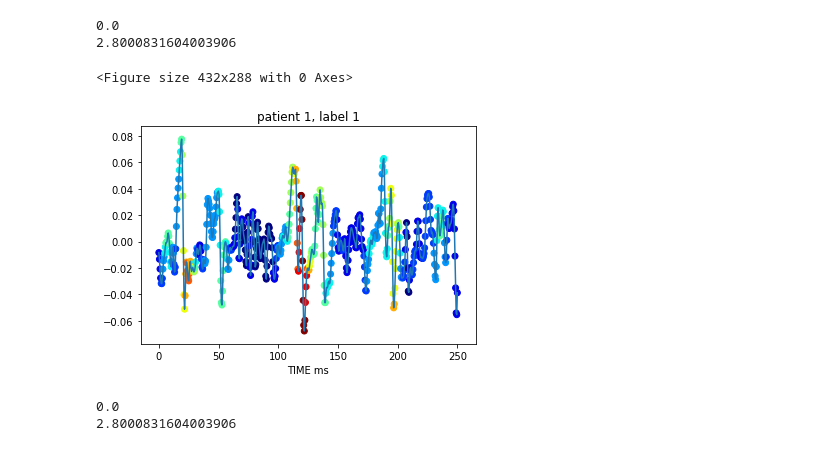
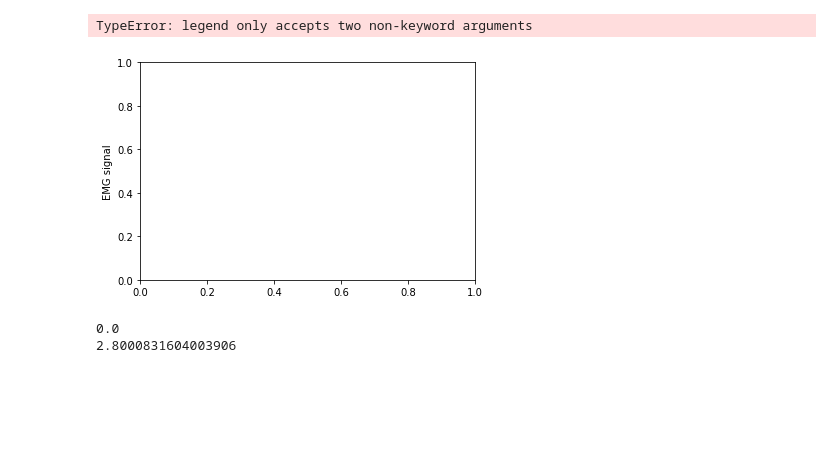
Before and after one commit to noemi-gozzi/Thesis-XAI, a Jupyter notebook: src/visualization/EMG gradcam.ipynb, the cells around one changed output. Saved outputs shown, nothing was run; the diff lists cells and outputs as text; code cells hidden in the pictures; blank space fills up the shorter version.

```diff
--- a/src/visualization/EMG gradcam.ipynb
+++ b/src/visualization/EMG gradcam.ipynb
@@ -29,0 +46,4 @@ saved_model = load_model(root_path + '/resources/new_models/Conv2D_6channels_pat
+# %%
+#model
+saved_model = load_model(root_path + '/resources/Conv1D/Conv1D_pat_{}.h5'.format(patient),
+                         custom_objects={'RReLU': RReLU})
@@ -42,5 +63,0 @@ for label in np.unique(labels_preds):
-# %%
-Xtest_list = []
-for label in range(8):
-    #Xtest_list.append(Xtestset_drop[patient][ytest[patient]-1 == label])
-    Xtest_list.append(Xtestset_drop[patient][labels_preds == label])
@@ -49,12 +70,12 @@ IndexError: boolean index did not match indexed array along dimension 0; dimensi
+# %%
+cls=7
+ex=50
 # %%
-cls=1
 gradcam_value = gradcam[cls]["gradcam_values"]
 preds_tmp = saved_model.predict(Xtest_list[cls])[:, cls]
 preds = saved_model.predict(Xtest_list[cls])
 labels_preds = np.argmax((preds), axis=1)
-ex=50
 print(labels_preds[ex])
-
 print(preds_tmp[ex])
 #gradcam_value[ex, :, :] = (gradcam_value[ex, :, :])
 # %% [output]
@@ -73,36 +167,25 @@ plt.show()
 # %%
-single_instance = Xtest_list[cls]
-single_instance = single_instance[ex, :, :]
-plt.figure()
-time = np.linspace(0, 250, 512)
-channel=0
-
-c_map = gradcam_value[ex, channel, :]
-min_val = np.min(c_map)
-print(min_val)
-max_val = np.max(c_map)
-print(max_val)
-
-jet = cm.get_cmap('jet', 12)
-c_map_new = np.zeros((len(c_map), 4))
-for index in range(len(c_map)):
-    c_map_new[index, :] = jet((c_map[index] - min_val) / (max_val - min_val))
-plt.figure()
-plt.plot(time, single_instance[channel, :])
-plt.scatter(time, single_instance[channel, :], c=c_map_new)
+plt.ylabel("EMG signal")
+plt.legend("channel 1", "channel 7", "channel 10")
+for ch in channel:
+    c_map = gradcam_value[ex, ch, :]
+    jet = cm.get_cmap('jet', )
+    c_map_new = np.zeros((len(c_map), 4))
+    for index in range(len(c_map)):
+        c_map_new[index, :] = jet((c_map[index] - min_val) / (max_val - min_val))
+    plt.plot(time, single_instance[ch, :])
+    plt.scatter(time, single_instance[ch, :], c=c_map_new)
 
 #plt.legend(("1", "2", "3", "4", "5", "6"))
 plt.title('patient {}, label {}'.format(patient, cls))
 plt.xlabel('TIME ms')
 
-plt.savefig(root_path+"/resources/GRAD-CAM method 2/6 channels 2conv/EMG_patient{}_ex{}_label{}.png".format(patient, ex, cls))
+#plt.savefig(root_path+"/resources/GRAD-CAM method 2/6 channels 2conv/EMG_patient{}_ex{}_label{}.png".format(patient, ex, cls))
 
 plt.show()
 # %% [output]
-0.0
-2.8000831604003906
+TypeError: legend only accepts two non-keyword arguments
-<Figure size 432x288 with 0 Axes>
-[figure, old version]
+[figure, new version]
 # %%
 single_instance = Xtest_list[cls]
 single_instance = single_instance[ex, :, :]
```
Also changed, not shown: parts of 19 cells of this notebook, 1 other file.
